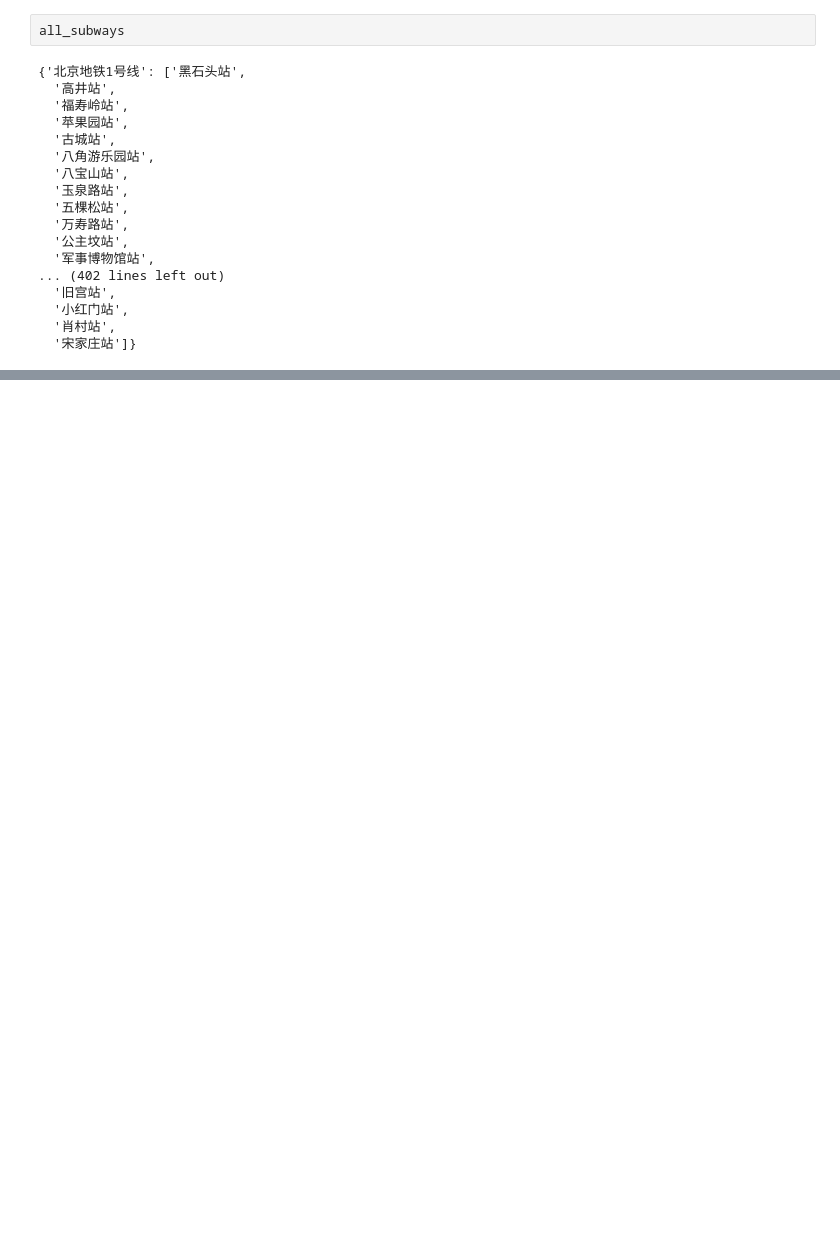
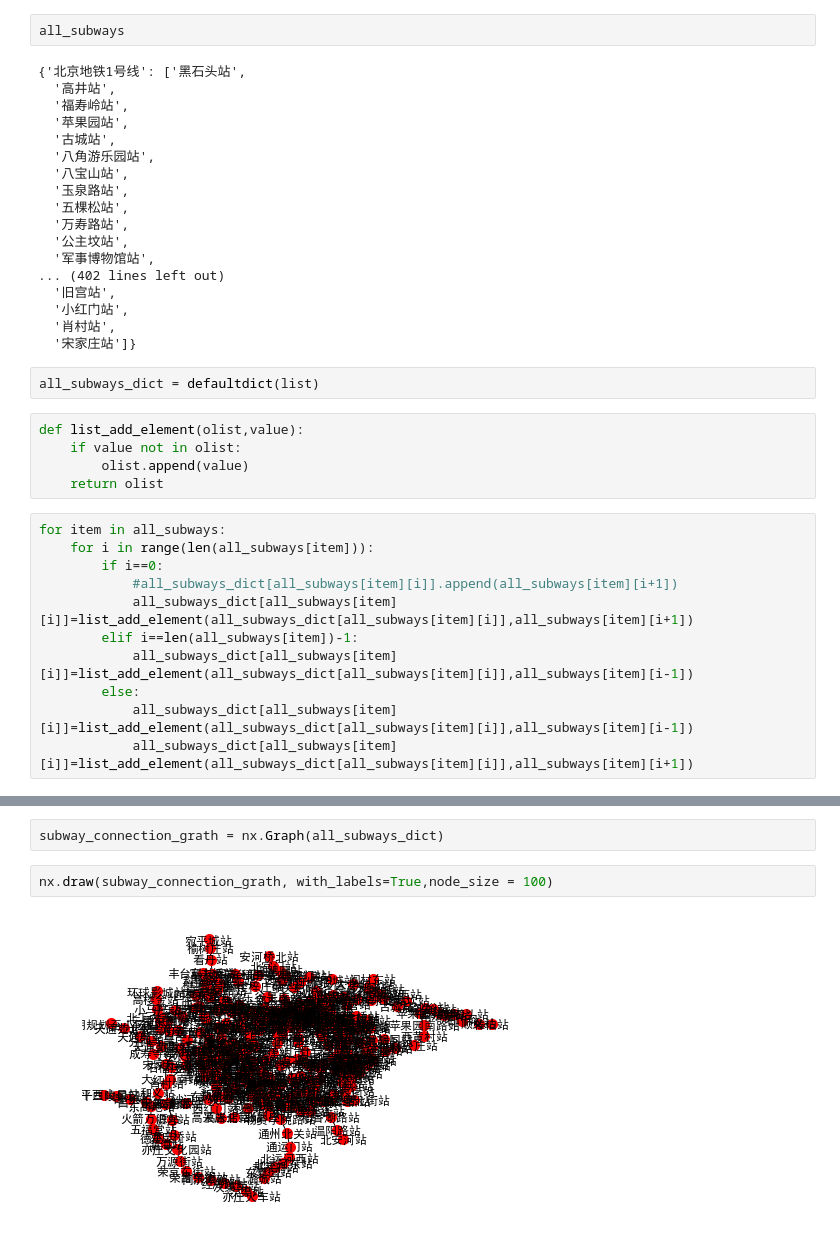
Before and after one commit to GagoWang/AI-for-NLP, a Jupyter notebook: AI-NLP-Learning/Lecture3/Beijing_Subway_Transfer_Agent.ipynb, the cells around one changed output, grey strips where cells are left out. Drawn from its saved outputs; the diff is of its cells as text; blank space fills up the shorter version.

Commit message:
Update Beijing_Subway_Transfer_Agent.ipynb
Add regex, search_destination

```diff
--- a/AI-NLP-Learning/Lecture3/Beijing_Subway_Transfer_Agent.ipynb
+++ b/AI-NLP-Learning/Lecture3/Beijing_Subway_Transfer_Agent.ipynb
@@ -179,3 +162,21 @@ all_subways
   '小红门站',
   '肖村站',
   '宋家庄站']}
+# %%
+all_subways_dict = defaultdict(list)
+# %%
+def list_add_element(olist,value):
+    if value not in olist:
+        olist.append(value)
+    return olist
+# %%
+for item in all_subways:
+    for i in range(len(all_subways[item])):
+        if i==0:
+            #all_subways_dict[all_subways[item][i]].append(all_subways[item][i+1])
+            all_subways_dict[all_subways[item][i]]=list_add_element(all_subways_dict[all_subways[item][i]],all_subways[item][i+1])
+        elif i==len(all_subways[item])-1:
+            all_subways_dict[all_subways[item][i]]=list_add_element(all_subways_dict[all_subways[item][i]],all_subways[item][i-1])
+        else:
+            all_subways_dict[all_subways[item][i]]=list_add_element(all_subways_dict[all_subways[item][i]],all_subways[item][i-1])
+            all_subways_dict[all_subways[item][i]]=list_add_element(all_subways_dict[all_subways[item][i]],all_subways[item][i+1])
@@ -181,0 +203,6 @@ all_subways
+# %%
+subway_connection_grath = nx.Graph(all_subways_dict)
+# %%
+nx.draw(subway_connection_grath, with_labels=True,node_size = 100)
+# %% [output]
+[figure, added]
```
Also changed, not shown: parts of 14 cells of this notebook.
